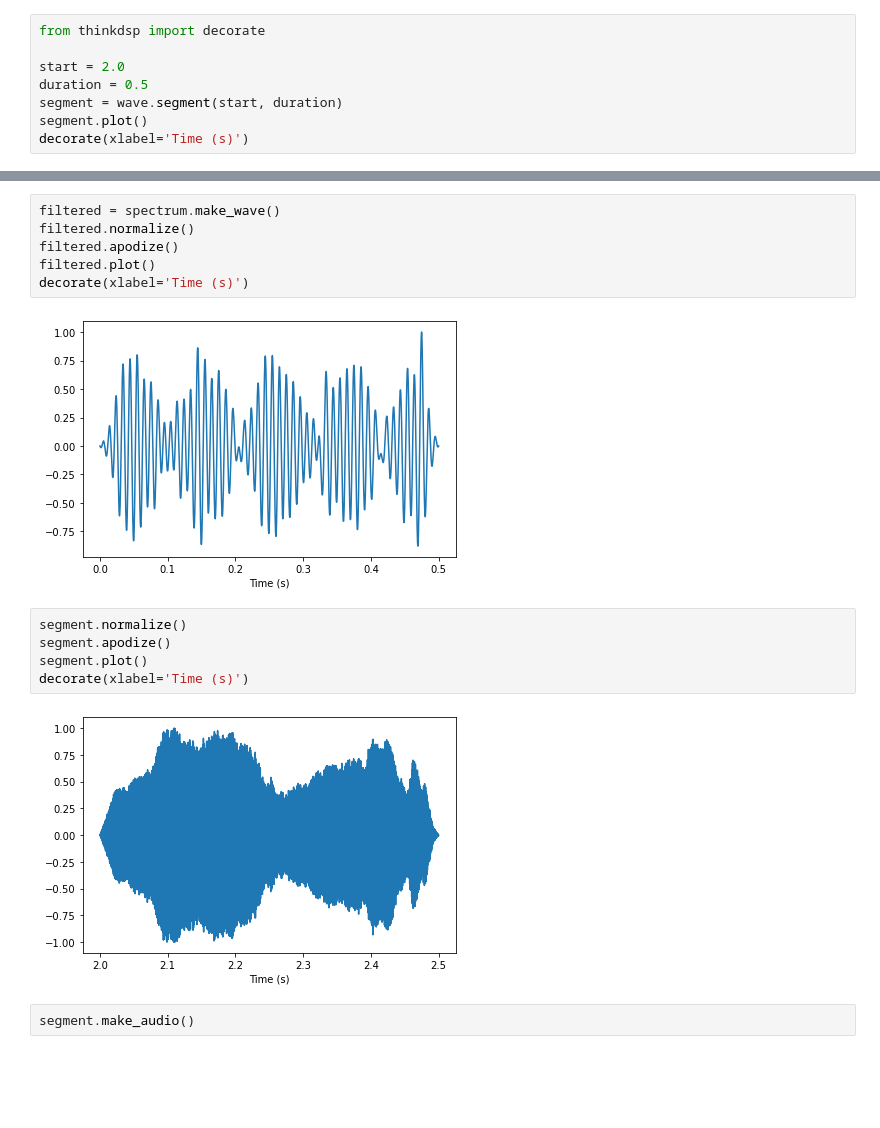
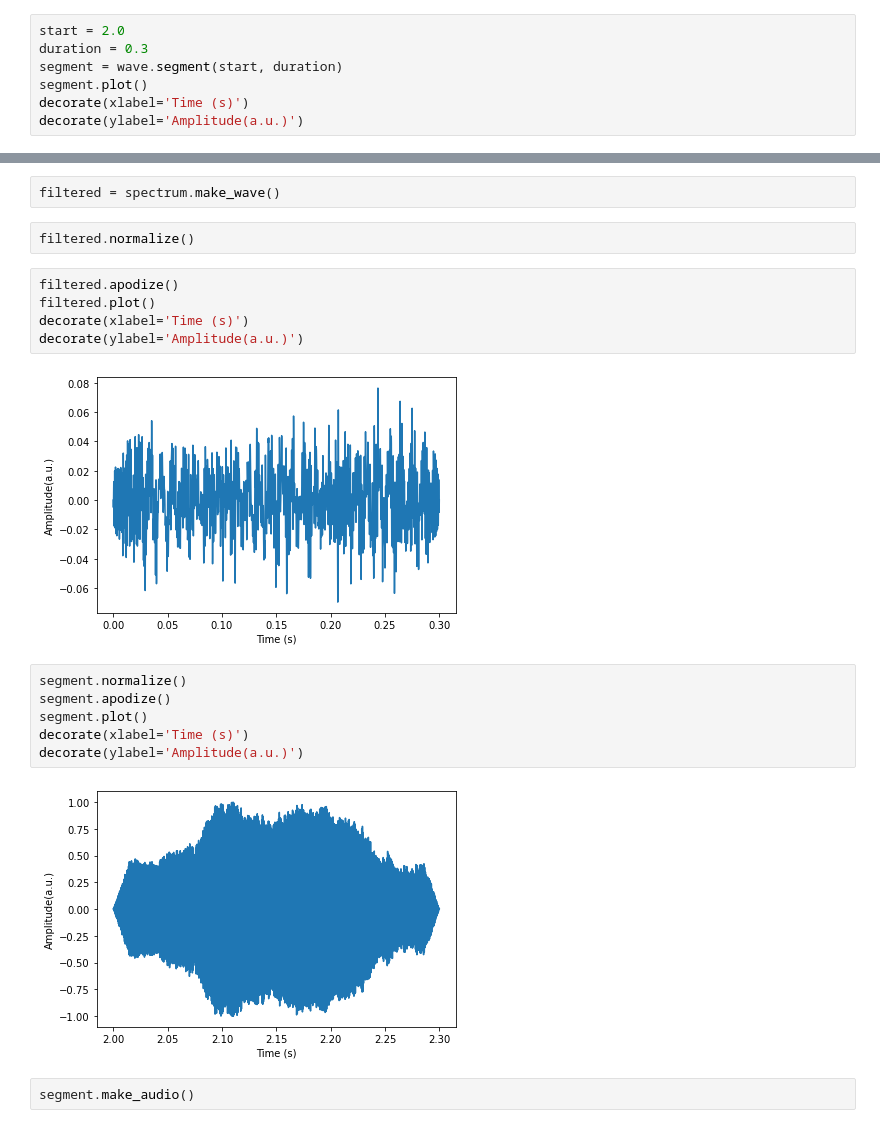
Before and after one commit to zulfaan/pemrosesan-sinyal, a Jupyter notebook: 000_bunyi_siul.ipynb, the cells around one changed output, grey strips where cells are left out. Cells and saved outputs as stored; diff of their text form; blank space fills up the shorter version.

```diff
--- a/000_bunyi_siul.ipynb
+++ b/000_bunyi_siul.ipynb
@@ -8,9 +55,8 @@ wave.make_audio()
 # %%
-from thinkdsp import decorate
-
 start = 2.0
-duration = 0.5
+duration = 0.3
 segment = wave.segment(start, duration)
 segment.plot()
 decorate(xlabel='Time (s)')
+decorate(ylabel='Amplitude(a.u.)')
 # %% [output]
@@ -42,18 +82,22 @@ decorate(xlabel='Frequency (Hz)')
+# %%
+filtered = spectrum.make_wave()
+# %%
+filtered.normalize()
 # %%
-filtered = spectrum.make_wave()
-filtered.normalize()
 filtered.apodize()
 filtered.plot()
 decorate(xlabel='Time (s)')
+decorate(ylabel='Amplitude(a.u.)')
 # %% [output]
-[figure, old version]
+[figure, new version]
 # %%
 segment.normalize()
 segment.apodize()
 segment.plot()
 decorate(xlabel='Time (s)')
+decorate(ylabel='Amplitude(a.u.)')
 # %% [output]
-[figure, old version]
+[figure, new version]
 # %%
 segment.make_audio()
 # %% [output]
```
Also changed, not shown: parts of 16 cells of this notebook.
